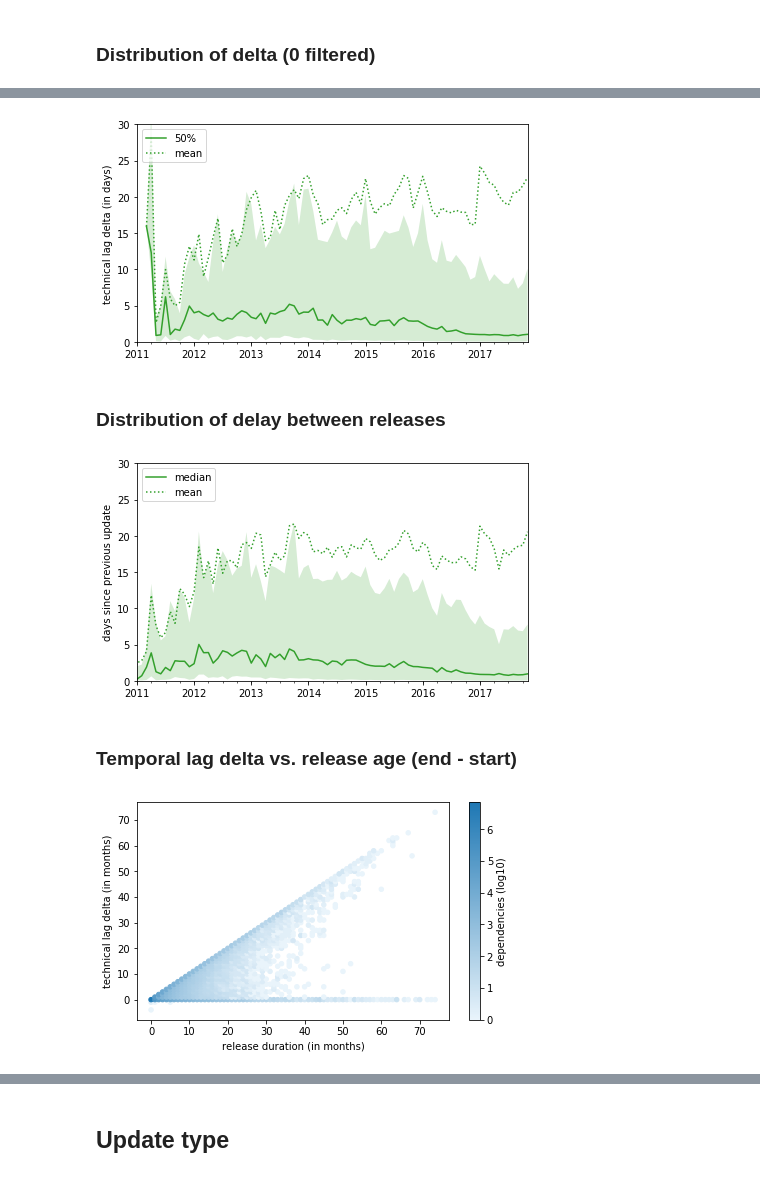
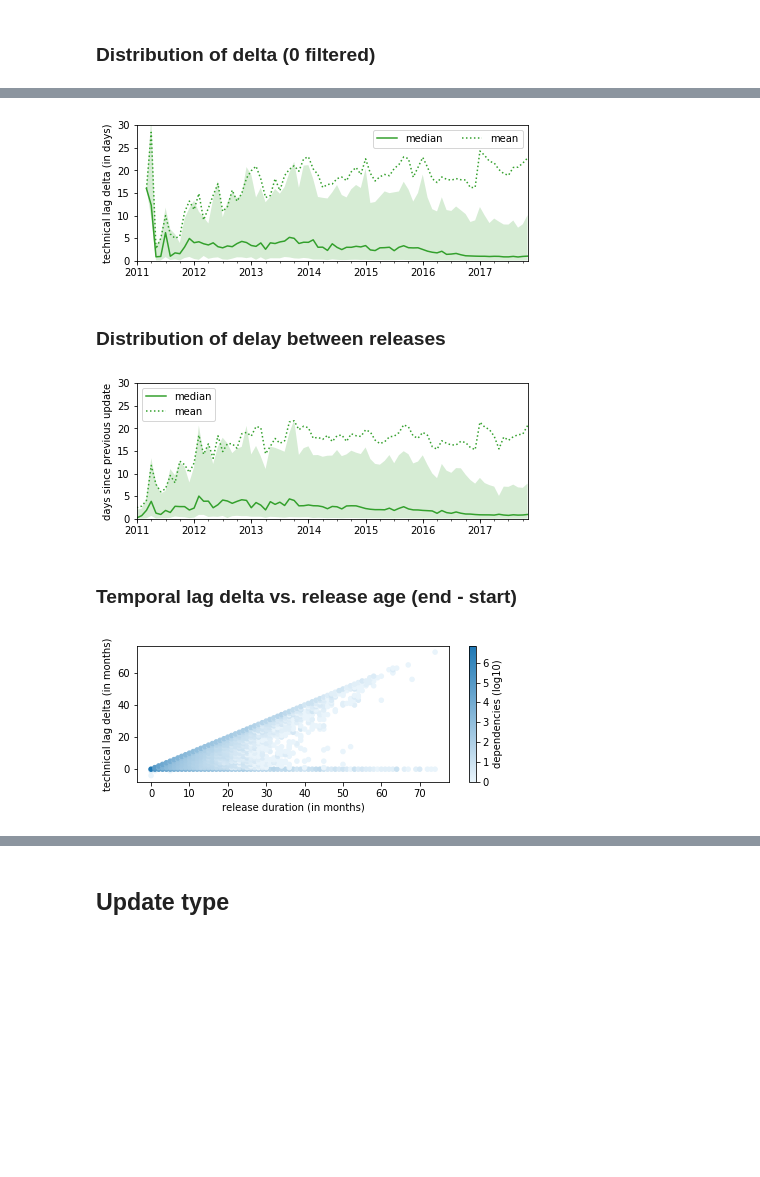
Before and after one commit to AlexandreDecan/secos-lag, a Jupyter notebook: notebooks/Technical lags.ipynb, the cells around one changed output, grey strips where cells are left out. Saved outputs shown, nothing was run; the diff lists cells and outputs as text; code cells hidden in the pictures; blank space fills up the shorter version.

```diff
--- a/notebooks/Technical lags.ipynb
+++ b/notebooks/Technical lags.ipynb
@@ -19,12 +18,13 @@ PAL_DEP = PALETTE_BASE[:2][::-1]
 PAL_REL = PALETTE_BASE[2:4][::-1]
 PAL_PKG = PALETTE_BASE[4:6][::-1]
 PAL_UPD = seaborn.color_palette('hls', 8)[0:3] + [seaborn.color_palette('hls', 8)[5]]
-PAL_VAR = seaborn.color_palette()  # seaborn.hls_palette(l=0.5, s=0.9)[:3]
+PAL_VAR = seaborn.color_palette()[:3][::-1]
 
 DATE_RANGE = pandas.to_datetime('2011-01-01'), pandas.to_datetime('2017-11-30')
 
 CENSOR_DATE = pandas.to_datetime('2018-01-01')
 
+FIG_SIZE = (7, 2.5)
 matplotlib.rcParams['figure.figsize'] = FIG_SIZE
 matplotlib.rcParams['text.latex.preamble'] = [r'\usepackage{amsmath}']
 
@@ -702,33 +702,33 @@ savefig(fig, 'temporal_distr_delta_lag_dependencies')
 # %%
 fig, ax = matplotlib.pyplot.subplots()
 
 df_tmp = (
     df_lags_releases
     [lambda d: ~d['Censored']]
     .assign(delta=lambda d: (d['TemporalLagAtNextTime'] - d['TemporalLagAtTime']) / pandas.np.timedelta64(1, 'D'))
     [lambda d: d['delta'] > 0]
     .groupby(pandas.Grouper(key='NextTime', freq='1M'))
     ['delta']
     .describe()
     [['mean', '25%', '50%', '75%']]
 )
 
 df_tmp['50%'].rename('median').plot(color=PAL_REL, ax=ax)
 df_tmp['mean'].plot(color=PAL_REL, style=':', ax=ax)
 ax.fill_between(df_tmp.index, df_tmp['25%'], df_tmp['75%'], facecolor=PAL_REL[0], alpha=0.2)
 
 ax.set(
     xlabel='',
     ylabel='technical lag delta (in days)',
     xlim=DATE_RANGE,
     ylim=(0, 30)
 )
-ax.legend(loc='upper left')
+ax.legend(ncol=2)
 
 savefig(fig, 'temporal_distr_delta_lag_releases')
 # NOTE: Only packages being updated in given month are considered for that month.
 # %% [output]
-[figure, old version]
+[figure, new version]
 # %% [markdown]
 ### Distribution of delay between releases
 # %%
@@ -759,7 +759,7 @@ ax.legend(loc='upper left')
 savefig(fig, 'temporal_distr_delta_updates')
 # NOTE: Only packages being updated in given month are considered for that month.
 # %% [output]
-[figure, old version]
+[figure, new version]
 # %% [markdown]
 ### Temporal lag delta vs. release age (end - start)
 # %%
@@ -787,7 +787,7 @@ ax.set(
 
 savefig(ax.figure, 'temporal_scatter_dependencies_lags_vs_duration')
 # %% [output]
-[figure, old version]
+[figure, new version]
 # %%
 ax = (
     df_lags_releases
```
Also changed, not shown: parts of 39 cells of this notebook.
